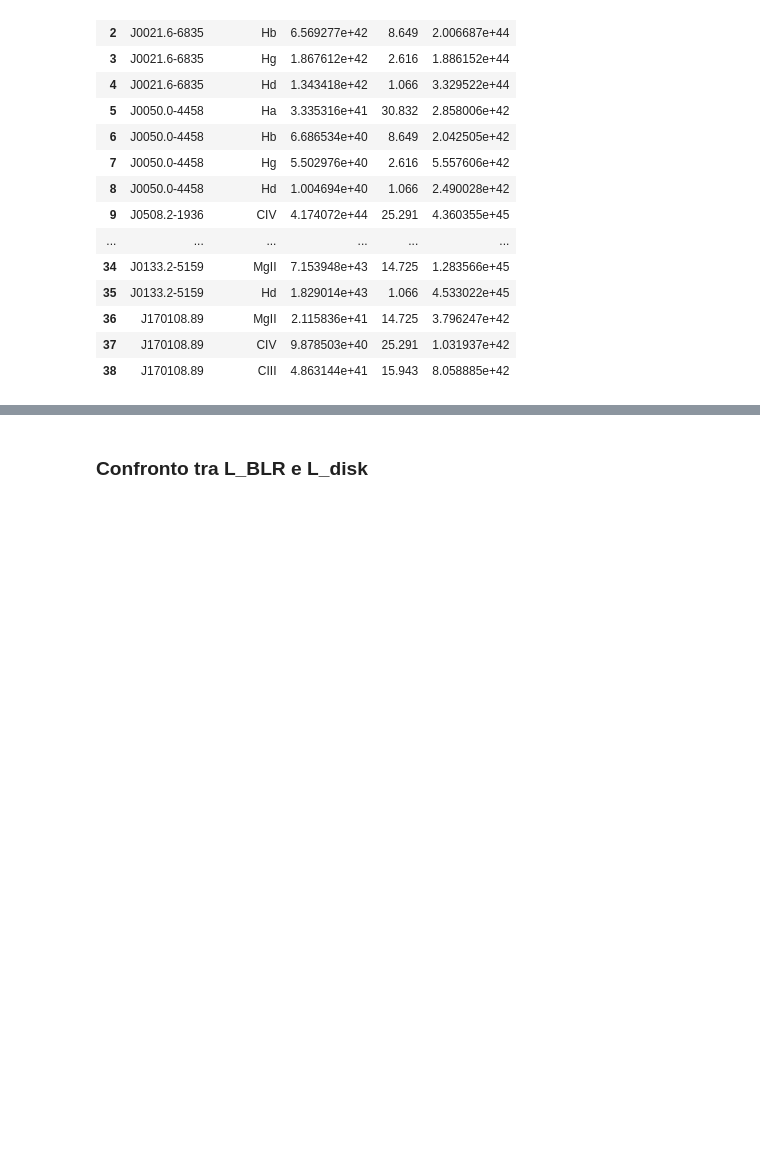
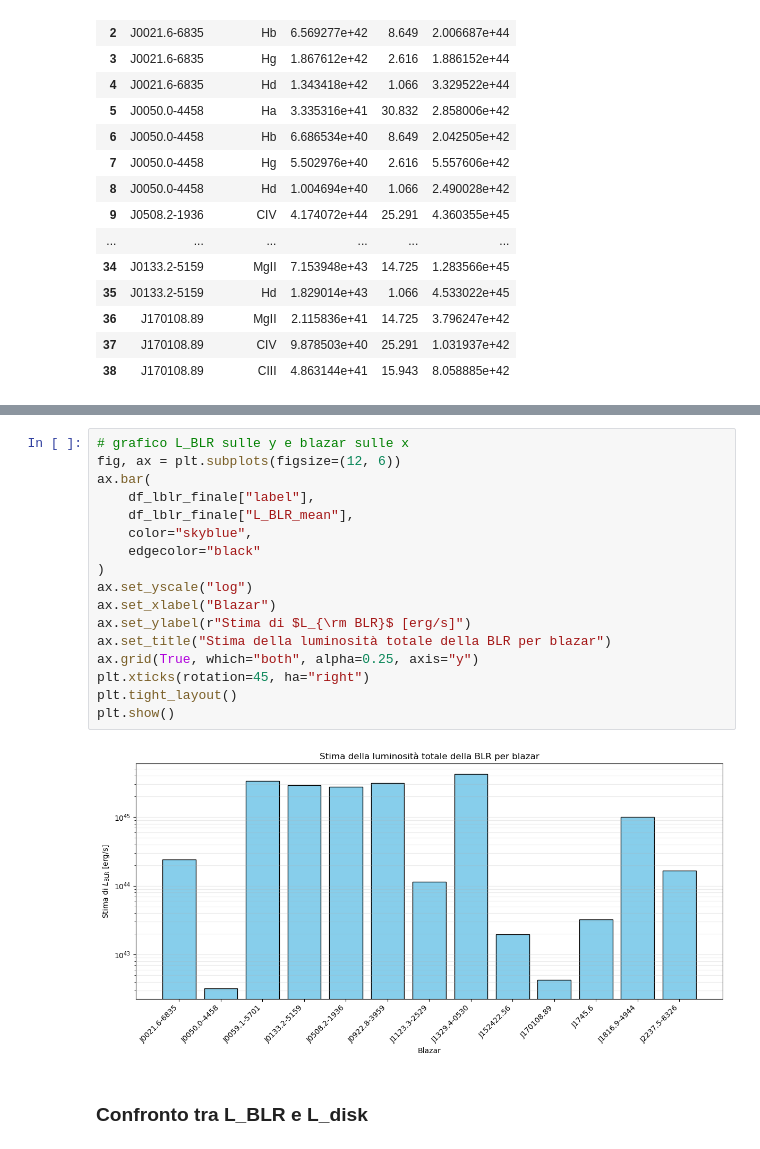
Before and after one commit to maddaba/Programmi_per_tesi, a Jupyter notebook: calcolo_cf_4_scenari.ipynb, the cells around one changed output, grey strips where cells are left out. Drawn from its saved outputs; the diff is of its cells as text; blank space fills up the shorter version.

```diff
--- a/calcolo_cf_4_scenari.ipynb
+++ b/calcolo_cf_4_scenari.ipynb
@@ -644,3 +1364,22 @@ Tabella finale con L_BLR per ciascun blazar:
+# %%
+# grafico L_BLR sulle y e blazar sulle x
+fig, ax = plt.subplots(figsize=(12, 6))
+ax.bar(
+    df_lblr_finale["label"],
+    df_lblr_finale["L_BLR_mean"],
+    color="skyblue",
+    edgecolor="black"
+)
+ax.set_yscale("log")
+ax.set_xlabel("Blazar")
+ax.set_ylabel(r"Stima di $L_{\rm BLR}$ [erg/s]")
+ax.set_title("Stima della luminosità totale della BLR per blazar")
+ax.grid(True, which="both", alpha=0.25, axis="y")
+plt.xticks(rotation=45, ha="right")
+plt.tight_layout()
+plt.show()
+# %% [output]
+[figure, added]
 # %% [markdown]
 ### Confronto tra L_BLR e L_disk
 # %%
```
Also changed, not shown: parts of 20 cells of this notebook, 1 other file.
